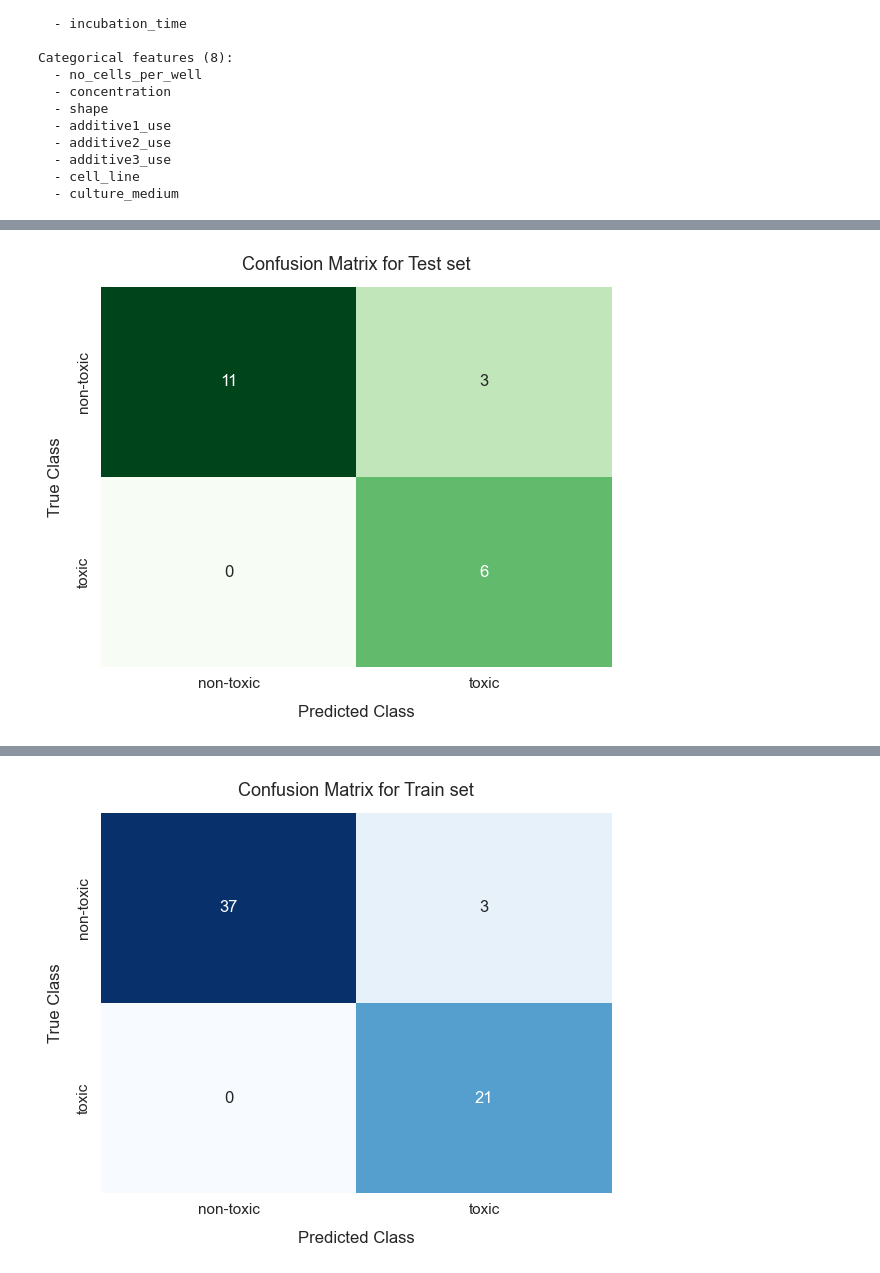
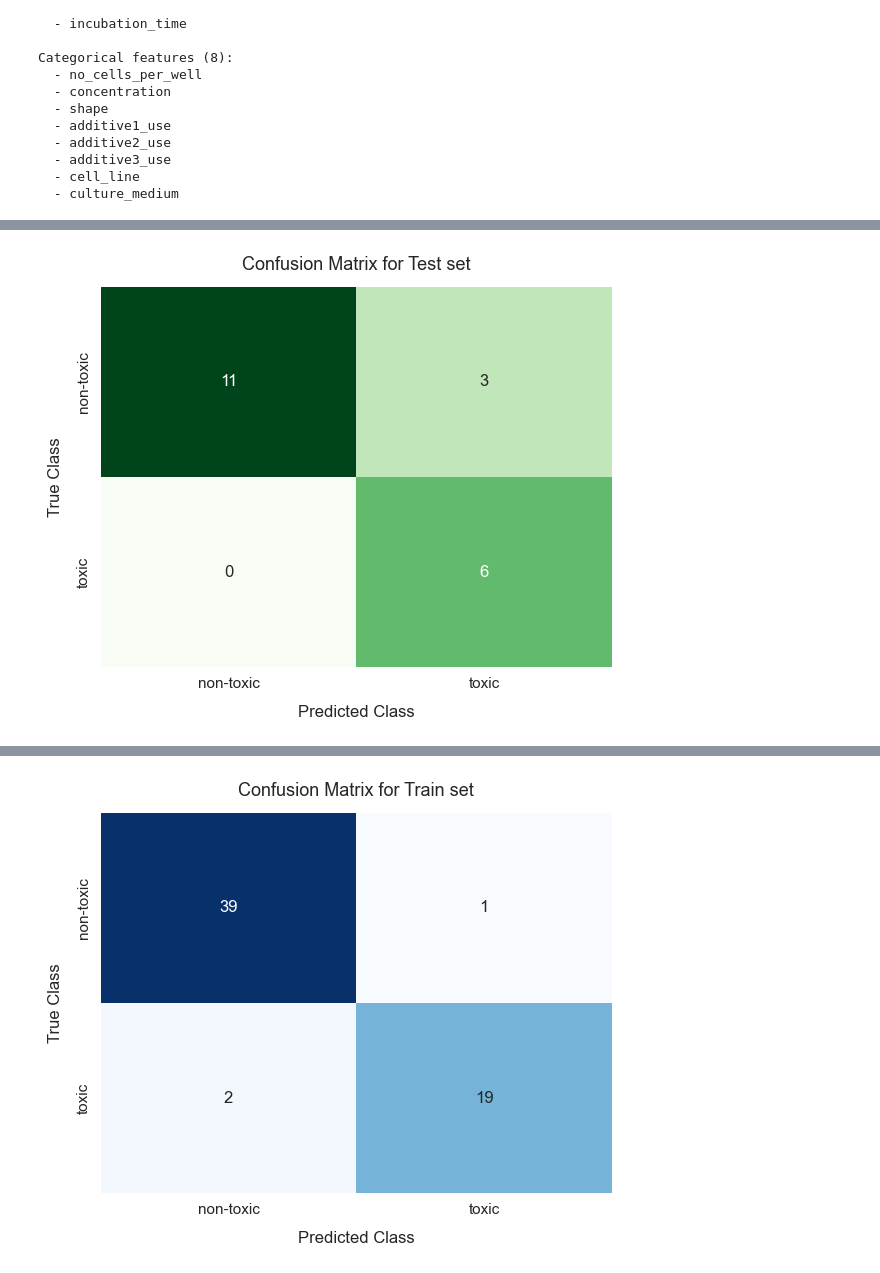
Before and after one commit to Alexangelo92/Cytotoxicity_mdpi, a Jupyter notebook: cytotoxicity_rf_classifier_MDPI_outliers.ipynb, the cells around one changed output, grey strips where cells are left out. Drawn from its saved outputs; the diff is of its cells as text; code cells hidden in the pictures.

```diff
--- a/cytotoxicity_rf_classifier_MDPI_outliers.ipynb
+++ b/cytotoxicity_rf_classifier_MDPI_outliers.ipynb
@@ -711,0 +703,10 @@ Total features after preprocessing: 18
+# %%
+# Preprocessing only for Applicability domain
+pre_ad = build_preprocessor(features_num, features_cat)
+
+X_train_preprocessed = pre_ad.fit_transform(X_train_clean)
+X_test_preprocessed  = pre_ad.transform(X_test_clean)
+
+print("\nPreprocessed shapes:")
+print(f"  X_train_preprocessed: {X_train_preprocessed.shape}")
+print(f"  X_test_preprocessed:  {X_test_preprocessed.shape}")
@@ -816,0 +758,5 @@ Best model: RidgeClassifier(alpha=1.0, class_weight=None, copy_X=True, fit_inter
+# %%
+# AD-filtered RAW test set - used for all evaluations below
+in_domain_mask  = ad_df["in_domain"].values
+X_test_clean_ad = X_test_clean.iloc[in_domain_mask].reset_index(drop=True)
+y_test_clean_ad = y_test_clean.iloc[in_domain_mask].reset_index(drop=True)
@@ -816,0 +800,3 @@ Best model: RidgeClassifier(alpha=1.0, class_weight=None, copy_X=True, fit_inter
+# %%
+# Baseline comparison (no imbalance)
+baseline = compare_models(sort='mcc', n_select=1)
@@ -817,9 +823,9 @@ Best model: RidgeClassifier(alpha=1.0, class_weight=None, copy_X=True, fit_inter
 # %%
 # Optimize the best model's hyperparameters using Optuna with early stopping
-tuned_model = tune_model(best_model,
+tuned_model = tune_model(baseline,
                          optimize='mcc',
                          search_library='optuna',
-                         n_iter=30,
+                         n_iter=50,
                          )
 # Check the best hyperparameters found
 print("Best hyperparameters:", tuned_model.get_params())
@@ -873,7 +879,7 @@ def plot_confusion_matrix(cm, title, color):
     plt.figure(figsize=(6, 5))
     ax = sns.heatmap(cm, annot=True, fmt='d', cmap=color, cbar=False)
 
-    classes = label_encoder.classes_
+    classes = sorted(y_train_clean.unique())
     ax.set_xticklabels(classes, fontsize=11)
     ax.set_yticklabels(classes, fontsize=11)
     # Remove tick marks and spines
@@ -887,12 +893,16 @@ def plot_confusion_matrix(cm, title, color):
     # plt.savefig(f'{title.replace(" ", "_").lower()}.png', dpi=600, bbox_inches='tight')
     # plt.show()
     plt.show()
-# TEST SET
-X_test_pred = tuned_model.predict(X_test_df_ad)
+
+predictions = predict_model(tuned_model, data=X_test_clean_ad)
+
+X_test_pred = predictions['prediction_label']  # predicted classes
 cm_test = confusion_matrix(y_test_clean_ad, X_test_pred)
 plot_confusion_matrix(cm_test, 'Confusion Matrix for Test set', 'Greens')
-# TRAIN SET
-X_train_pred = tuned_model.predict(X_train_df)
+
+# Same for train
+train_predictions = predict_model(tuned_model, data=X_train_clean)
+X_train_pred = train_predictions['prediction_label']
 cm_train = confusion_matrix(y_train_clean, X_train_pred)
 plot_confusion_matrix(cm_train, 'Confusion Matrix for Train set', 'Blues')
 # %% [output]
@@ -900 +912 @@ plot_confusion_matrix(cm_train, 'Confusion Matrix for Train set', 'Blues')
-[figure, old version]
+[figure, new version]
```
Also changed, not shown: parts of 13 cells of this notebook, 5 other files.
